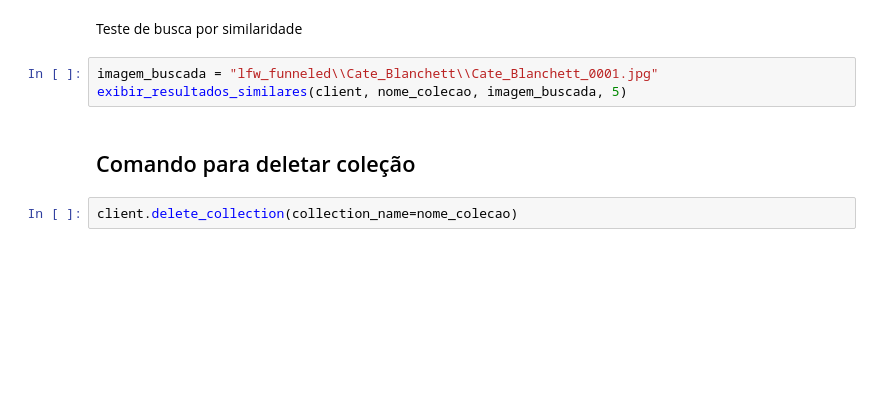
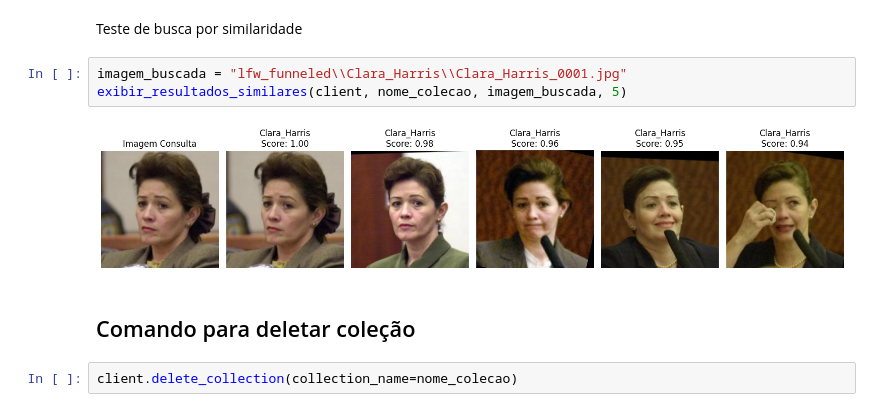
Before and after one commit to despinxz/Reconhecimento-facial-em-banco-de-dados-vetorial, a Jupyter notebook: main.ipynb, the cells around one changed output. Drawn from its saved outputs; the diff is of its cells as text; blank space fills up the shorter version.

```diff
--- a/main.ipynb
+++ b/main.ipynb
@@ -255,8 +257,10 @@ KeyboardInterrupt:
 # %% [markdown]
 Teste de busca por similaridade
 # %%
-imagem_buscada = "lfw_funneled\\Cate_Blanchett\\Cate_Blanchett_0001.jpg"
+imagem_buscada = "lfw_funneled\\Clara_Harris\\Clara_Harris_0001.jpg"
 exibir_resultados_similares(client, nome_colecao, imagem_buscada, 5)
+# %% [output]
+[figure, added]
 # %% [markdown]
 ## Comando para deletar coleção
 # %%
```
Also changed, not shown: parts of 4 cells of this notebook, 1 other file.
